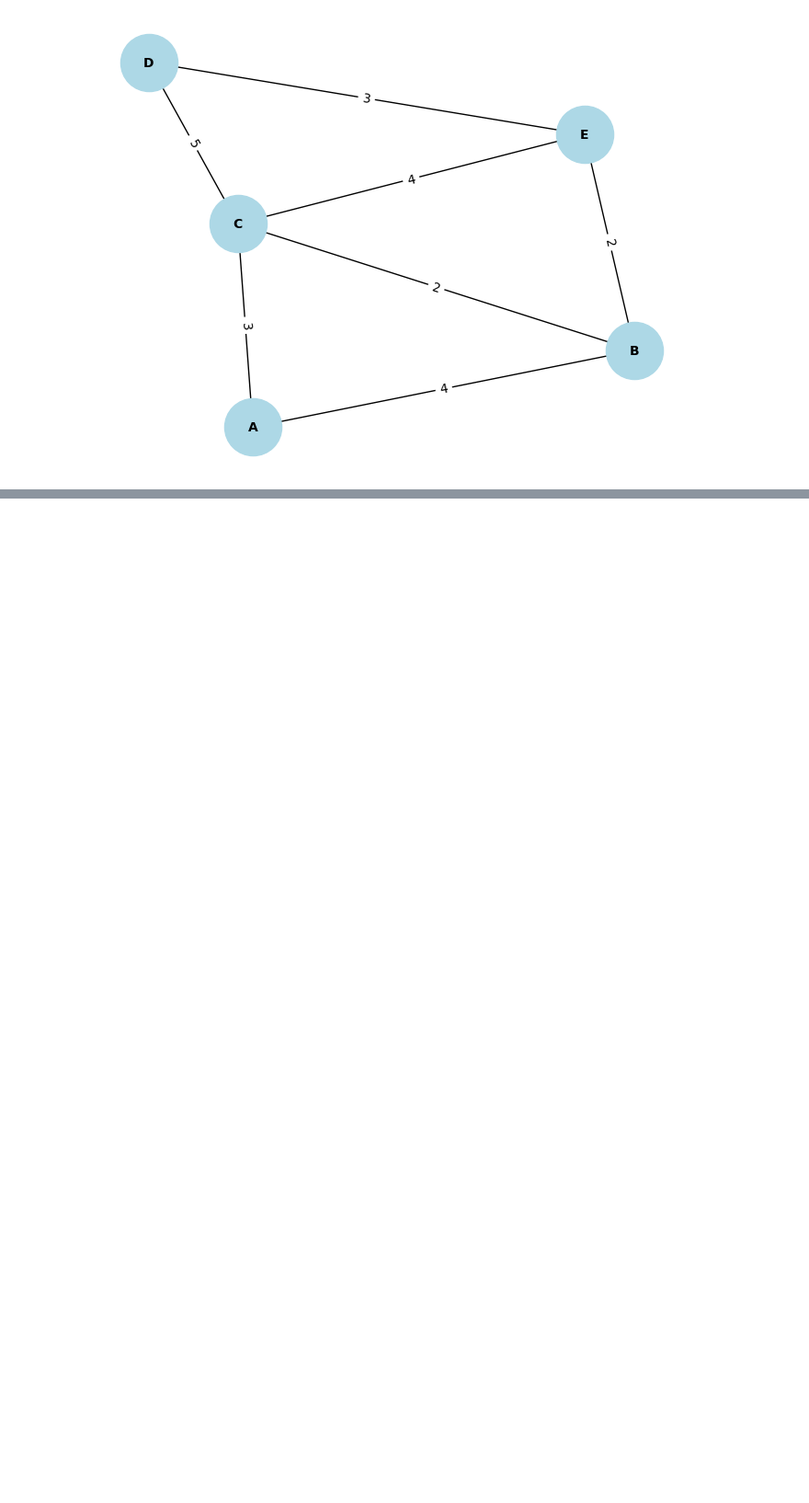
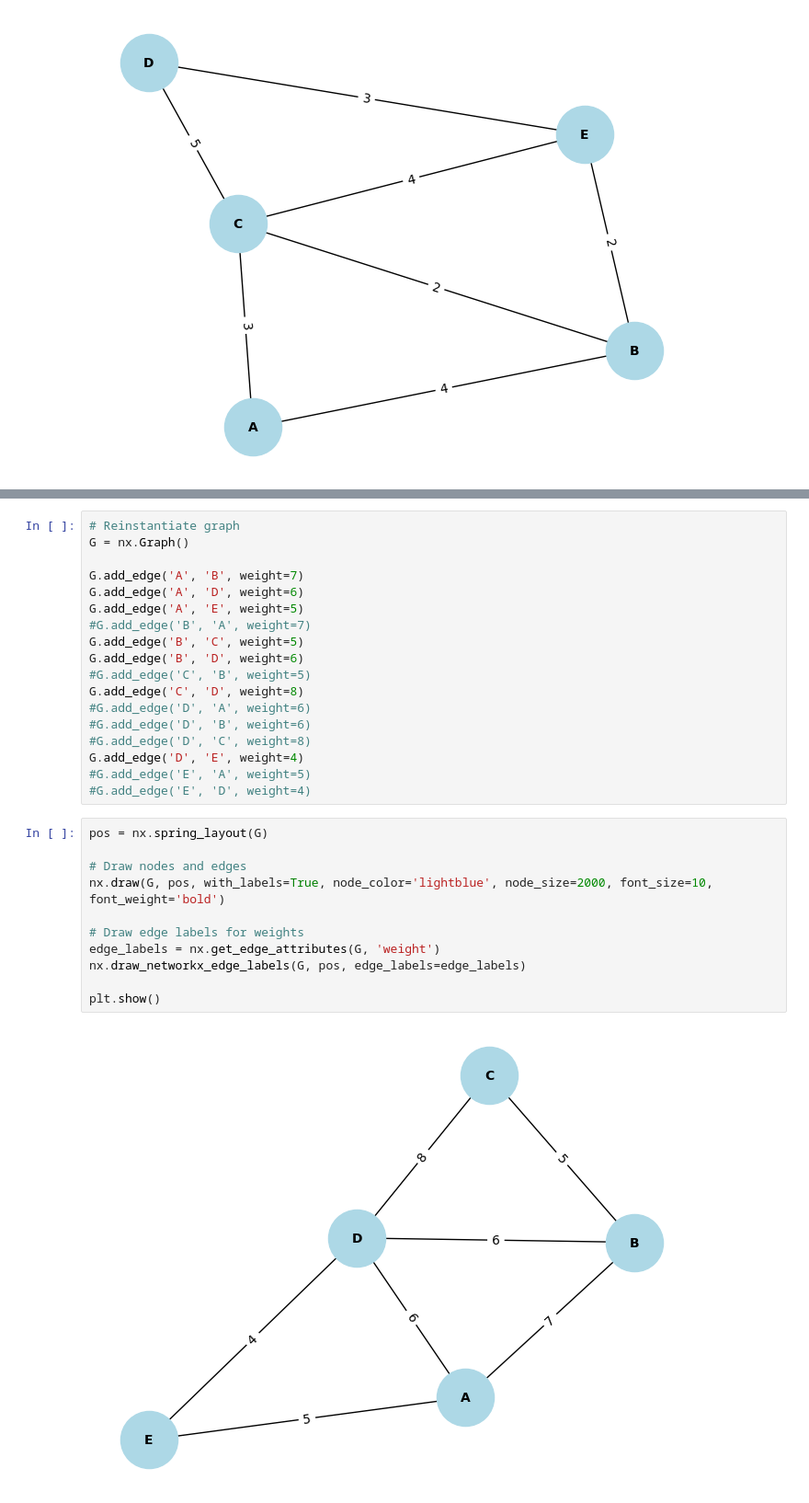
Before and after one commit to NicholasDay1992/COM5013-Algorithms-and-Data-Structures, a Jupyter notebook: 13 Graph Theory/13 Graphs.ipynb, the cells around one changed output, grey strips where cells are left out. Shown at 92% size. Drawn from its saved outputs; the diff is of its cells as text; blank space fills up the shorter version.

```diff
--- a/13 Graph Theory/13 Graphs.ipynb
+++ b/13 Graph Theory/13 Graphs.ipynb
@@ -713,0 +742,31 @@ plt.show()
+# %%
+# Reinstantiate graph
+G = nx.Graph()
+
+G.add_edge('A', 'B', weight=7)
+G.add_edge('A', 'D', weight=6)
+G.add_edge('A', 'E', weight=5)
+#G.add_edge('B', 'A', weight=7)
+G.add_edge('B', 'C', weight=5)
+G.add_edge('B', 'D', weight=6)
+#G.add_edge('C', 'B', weight=5)
+G.add_edge('C', 'D', weight=8)
+#G.add_edge('D', 'A', weight=6)
+#G.add_edge('D', 'B', weight=6)
+#G.add_edge('D', 'C', weight=8)
+G.add_edge('D', 'E', weight=4)
+#G.add_edge('E', 'A', weight=5)
+#G.add_edge('E', 'D', weight=4)
+# %%
+pos = nx.spring_layout(G)
+
+# Draw nodes and edges
+nx.draw(G, pos, with_labels=True, node_color='lightblue', node_size=2000, font_size=10, font_weight='bold')
+
+# Draw edge labels for weights
+edge_labels = nx.get_edge_attributes(G, 'weight')
+nx.draw_networkx_edge_labels(G, pos, edge_labels=edge_labels)
+
+plt.show()
+# %% [output]
+[figure, added]
```
Also changed, not shown: parts of 12 cells of this notebook.
